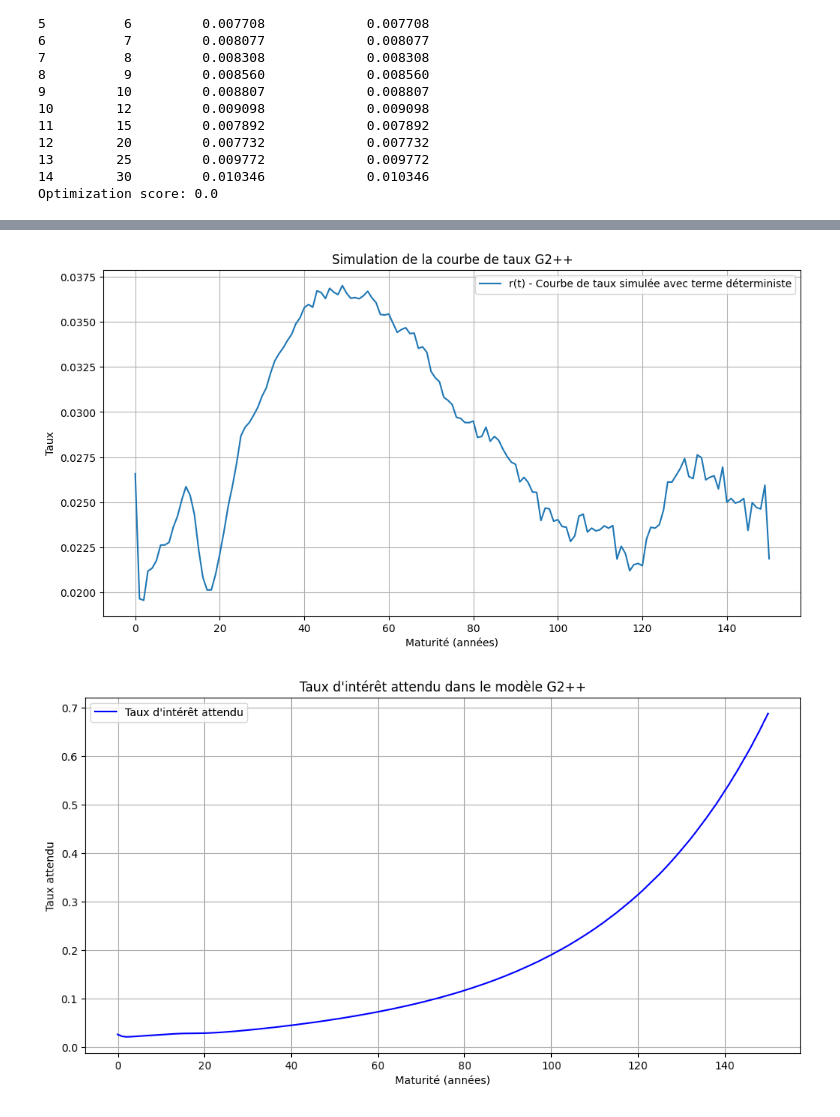
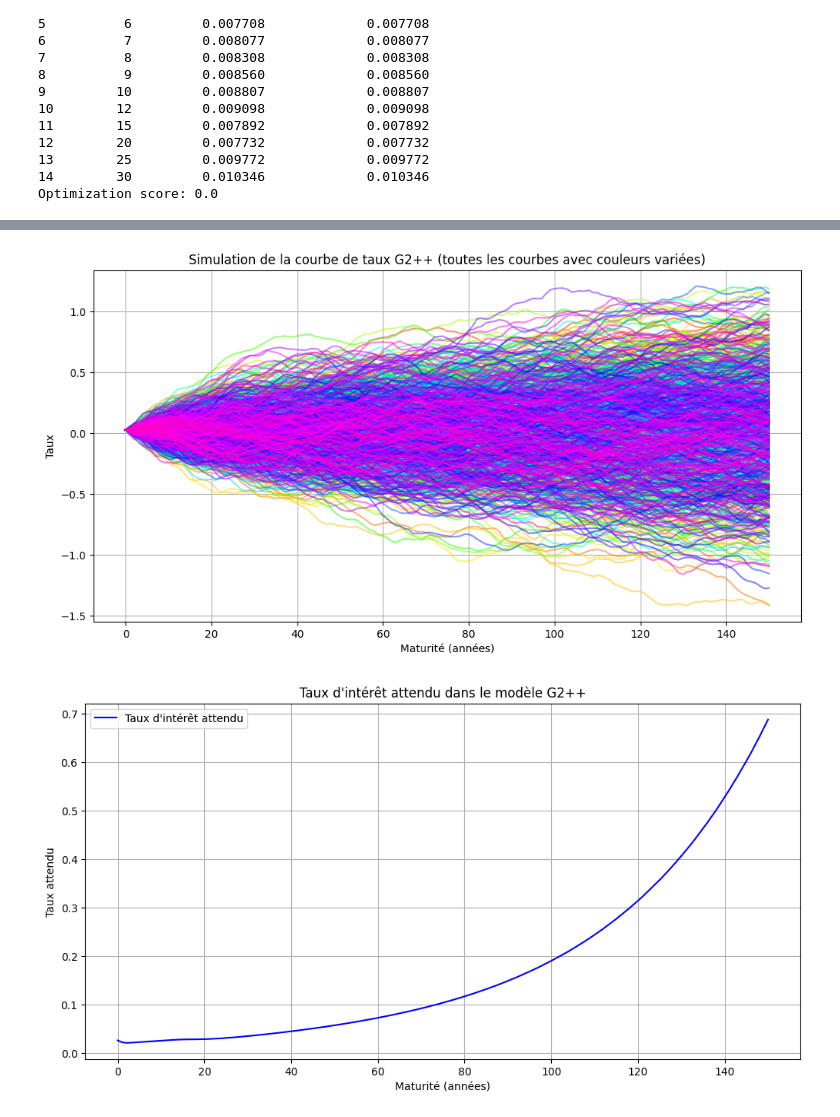
Before and after one commit to massine-djn/StatApp_GSE, a Jupyter notebook: main.ipynb, the cells around one changed output, grey strips where cells are left out. Cells and saved outputs as stored; diff of their text form; code cells hidden in the pictures.

Commit message:
graohe de diffusion des taux

```diff
--- a/main.ipynb
+++ b/main.ipynb
@@ -449,52 +432,47 @@ Erreur moyenne: 0.22 bps
 # %%
-a,b,sigma,eta,rho = params
-T=150
+a, b, sigma, eta, rho = params
+T = 150
 N = 150  # nombre de pas de temps
 dt = T / N  # discrétisation du temps
 t_grid = np.linspace(0, T, N + 1)
 
 list_r = []
-list_x=[]
-list_y=[]
+list_x = []
+list_y = []
 
-for i in range (3000):
-
+for i in range(1000):
     # Génération des mouvements browniens corrélés W1 et W2
     dW1 = np.random.normal(0, np.sqrt(dt), N)
     dW2 = rho * dW1 + np.sqrt(1 - rho**2) * np.random.normal(0, np.sqrt(dt), N)
 
     W1 = np.concatenate(([0], np.cumsum(dW1)))
     W2 = np.concatenate(([0], np.cumsum(dW2)))
 
     # Simulation des processus x(t) et y(t)
     x = np.zeros(N + 1)
     y = np.zeros(N + 1)
 
+    for t in range(1, N + 1):
+        x[t] = x[t - 1] * np.exp(-a * dt) + sigma * np.sqrt((1 - np.exp(-2 * a * dt)) / (2 * a)) * W1[t]
+        y[t] = y[t - 1] * np.exp(-b * dt) + eta * np.sqrt((1 - np.exp(-2 * b * dt)) / (2 * b)) * W2[t]
 
-    for t in range(1, N + 1):
-        x[t] = x[t-1] * np.exp(-a * dt) + sigma * np.sqrt((1 - np.exp(-2*a*dt)) / (2*a)) * W1[t]
-        y[t] = y[t-1] * np.exp(-b * dt) + eta * np.sqrt((1 - np.exp(-2*b*dt)) / (2*b)) * W2[t]
-
-
-    r = {t : x[t_idx] + y[t_idx] + phi(t,a,b,sigma,eta,rho) for t_idx, t in enumerate(t_grid)}
+    r = {t: x[t_idx] + y[t_idx] + phi(t, a, b, sigma, eta, rho) for t_idx, t in enumerate(t_grid)}
     list_r.append(r)
     list_x.append(x)
     list_y.append(y)
 
-r_mean ={t : np.mean([r[t] for r in list_r ]) for t in t_grid}
-x_mean = {t : np.mean([x[t_idx] for x in list_x ]) for t_idx, t in enumerate(t_grid)}
-y_mean = {t : np.mean([y[t_idx] for y in list_y ]) for t_idx, t in enumerate(t_grid)}
+plt.figure(figsize=(12, 6))
+colors = plt.cm.gist_rainbow(np.linspace(0, 1, len(list_r)))  # Palette très colorée
+for r, color in zip(list_r, colors):
+    plt.plot(list(r.keys()), list(r.values()), alpha=0.5, color=color)
 
-plt.figure(figsize=(12, 6))
-plt.plot(list(r_mean.keys()), list(r_mean.values()), label='r(t) - Courbe de taux simulée avec terme déterministe')
 plt.xlabel('Maturité (années)')
 plt.ylabel('Taux')
-plt.legend()
-plt.title('Simulation de la courbe de taux G2++')
+plt.title('Simulation de la courbe de taux G2++ (toutes les courbes avec couleurs variées)')
 plt.grid()
 plt.show()
 # %% [output]
-[figure, old version]
+[figure, new version]
 # %%
 def expected_rate(t,a,b,sigma,eta,rho):
     """Calcul du taux d'intérêt attendu à maturité t dans le modèle G2++"""
```
Also changed, not shown: parts of 2 cells of this notebook.
